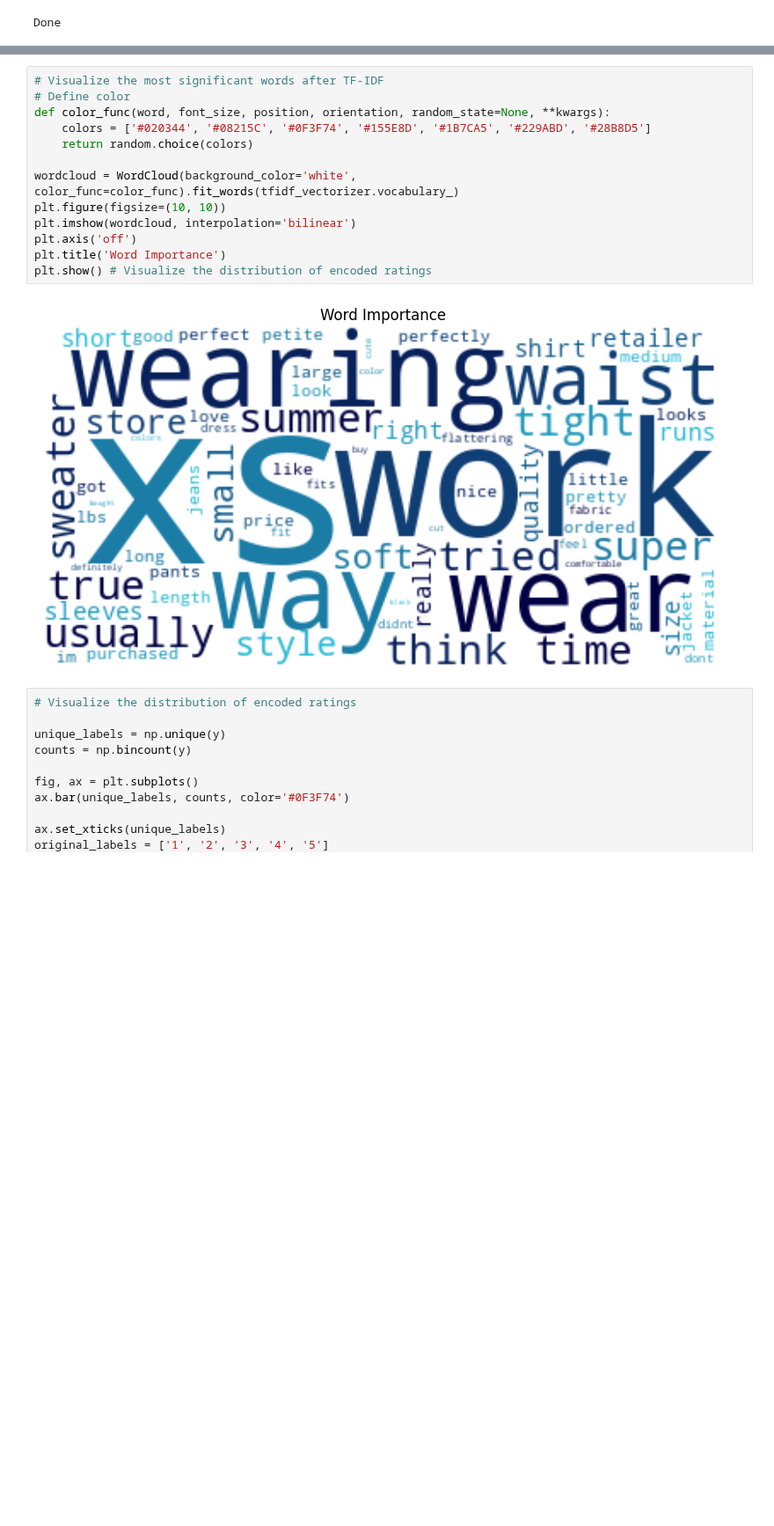
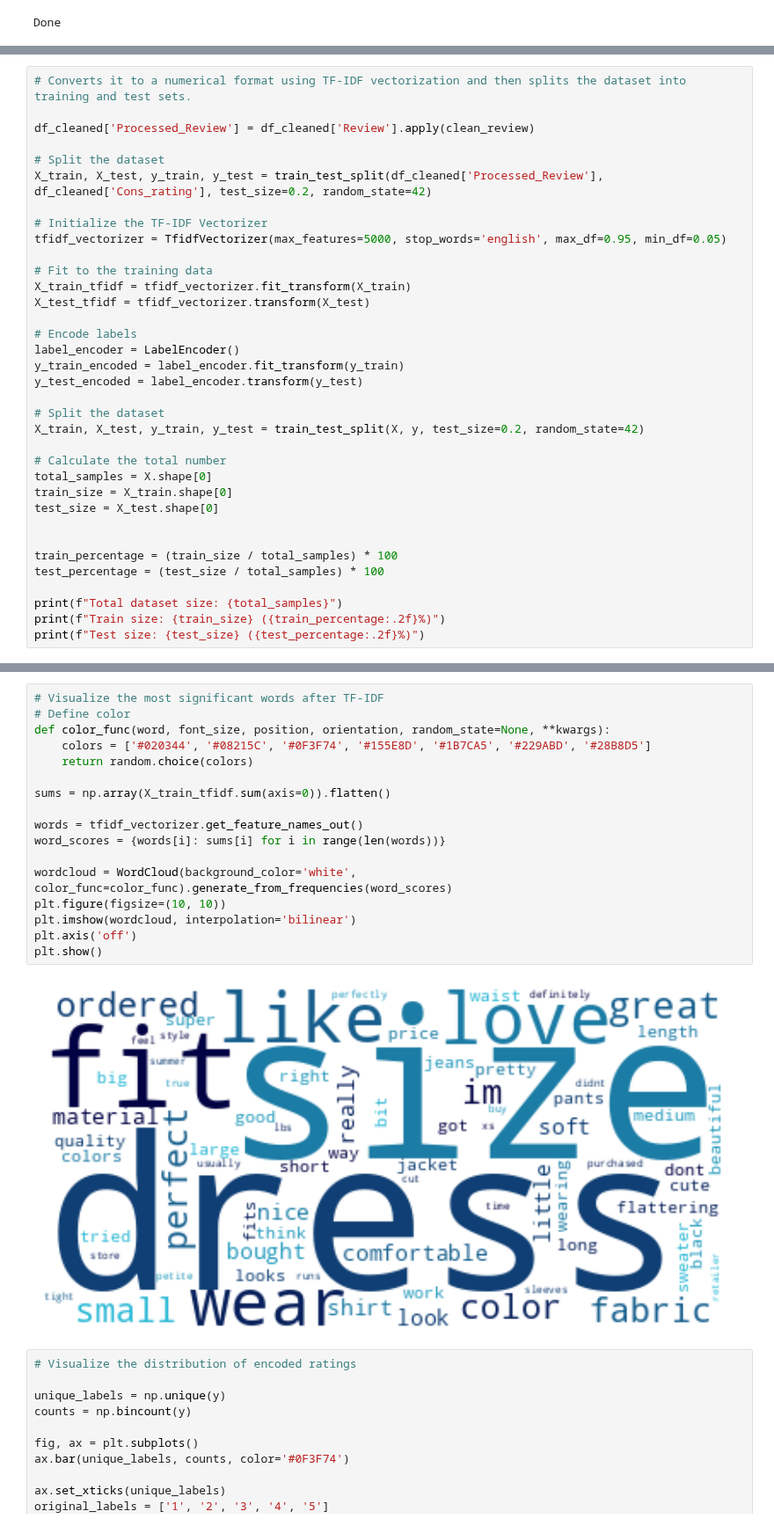
Before and after one commit to Ariamestra/ConsumerReviews, a Jupyter notebook: project_part2.ipynb, the cells around one changed output, grey strips where cells are left out. Shown at 88% size. Cells and saved outputs as stored; diff of their text form; blank space fills up the shorter version.

```diff
--- a/project_part2.ipynb
+++ b/project_part2.ipynb
@@ -169,0 +175,35 @@ Test size: 6572 (20.00%)
+# %%
+# Converts it to a numerical format using TF-IDF vectorization and then splits the dataset into training and test sets.
+
+df_cleaned['Processed_Review'] = df_cleaned['Review'].apply(clean_review)
+
+# Split the dataset
+X_train, X_test, y_train, y_test = train_test_split(df_cleaned['Processed_Review'], df_cleaned['Cons_rating'], test_size=0.2, random_state=42)
+
+# Initialize the TF-IDF Vectorizer
+tfidf_vectorizer = TfidfVectorizer(max_features=5000, stop_words='english', max_df=0.95, min_df=0.05)
+
+# Fit to the training data
+X_train_tfidf = tfidf_vectorizer.fit_transform(X_train)
+X_test_tfidf = tfidf_vectorizer.transform(X_test)
+
+# Encode labels
+label_encoder = LabelEncoder()
+y_train_encoded = label_encoder.fit_transform(y_train)
+y_test_encoded = label_encoder.transform(y_test)
+
+# Split the dataset
+X_train, X_test, y_train, y_test = train_test_split(X, y, test_size=0.2, random_state=42)
+
+# Calculate the total number
+total_samples = X.shape[0]
+train_size = X_train.shape[0]
+test_size = X_test.shape[0]
+
+
+train_percentage = (train_size / total_samples) * 100
+test_percentage = (test_size / total_samples) * 100
+
+print(f"Total dataset size: {total_samples}")
+print(f"Train size: {train_size} ({train_percentage:.2f}%)")
+print(f"Test size: {test_size} ({test_percentage:.2f}%)")
@@ -170,18 +214,22 @@ Test size: 6572 (20.00%)
 # %%
 # Visualize the most significant words after TF-IDF
 # Define color
 def color_func(word, font_size, position, orientation, random_state=None, **kwargs):
     colors = ['#020344', '#08215C', '#0F3F74', '#155E8D', '#1B7CA5', '#229ABD', '#28B8D5']
     return random.choice(colors)
 
-wordcloud = WordCloud(background_color='white', color_func=color_func).fit_words(tfidf_vectorizer.vocabulary_)
+sums = np.array(X_train_tfidf.sum(axis=0)).flatten()
+
+words = tfidf_vectorizer.get_feature_names_out()
+word_scores = {words[i]: sums[i] for i in range(len(words))}
+
+wordcloud = WordCloud(background_color='white', color_func=color_func).generate_from_frequencies(word_scores)
 plt.figure(figsize=(10, 10))
 plt.imshow(wordcloud, interpolation='bilinear')
 plt.axis('off')
-plt.title('Word Importance')
-plt.show() # Visualize the distribution of encoded ratings
+plt.show()
 # %% [output]
-[figure, old version]
+[figure, new version]
 # %%
 # Visualize the distribution of encoded ratings
 
```
Also changed, not shown: parts of 10 cells of this notebook.
